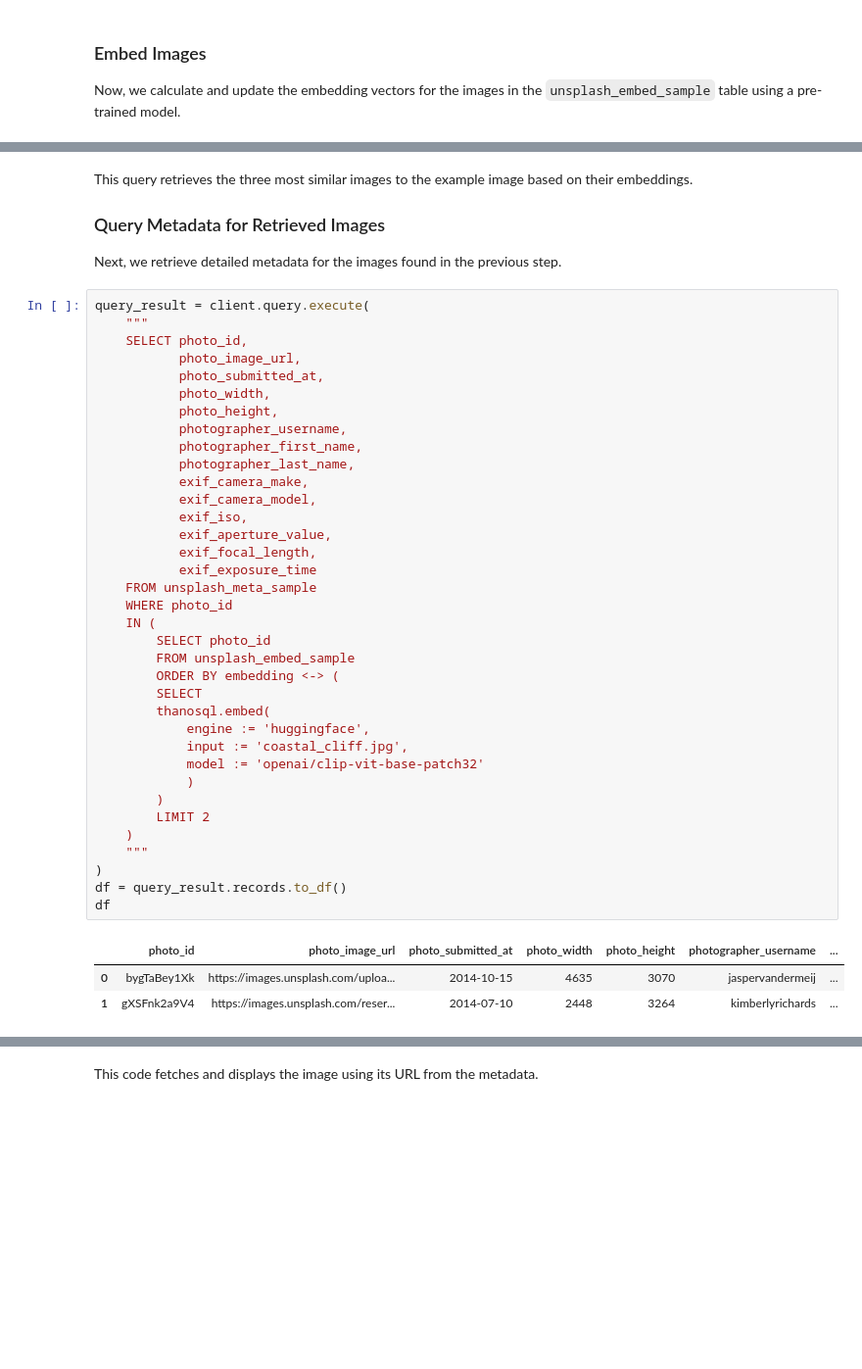
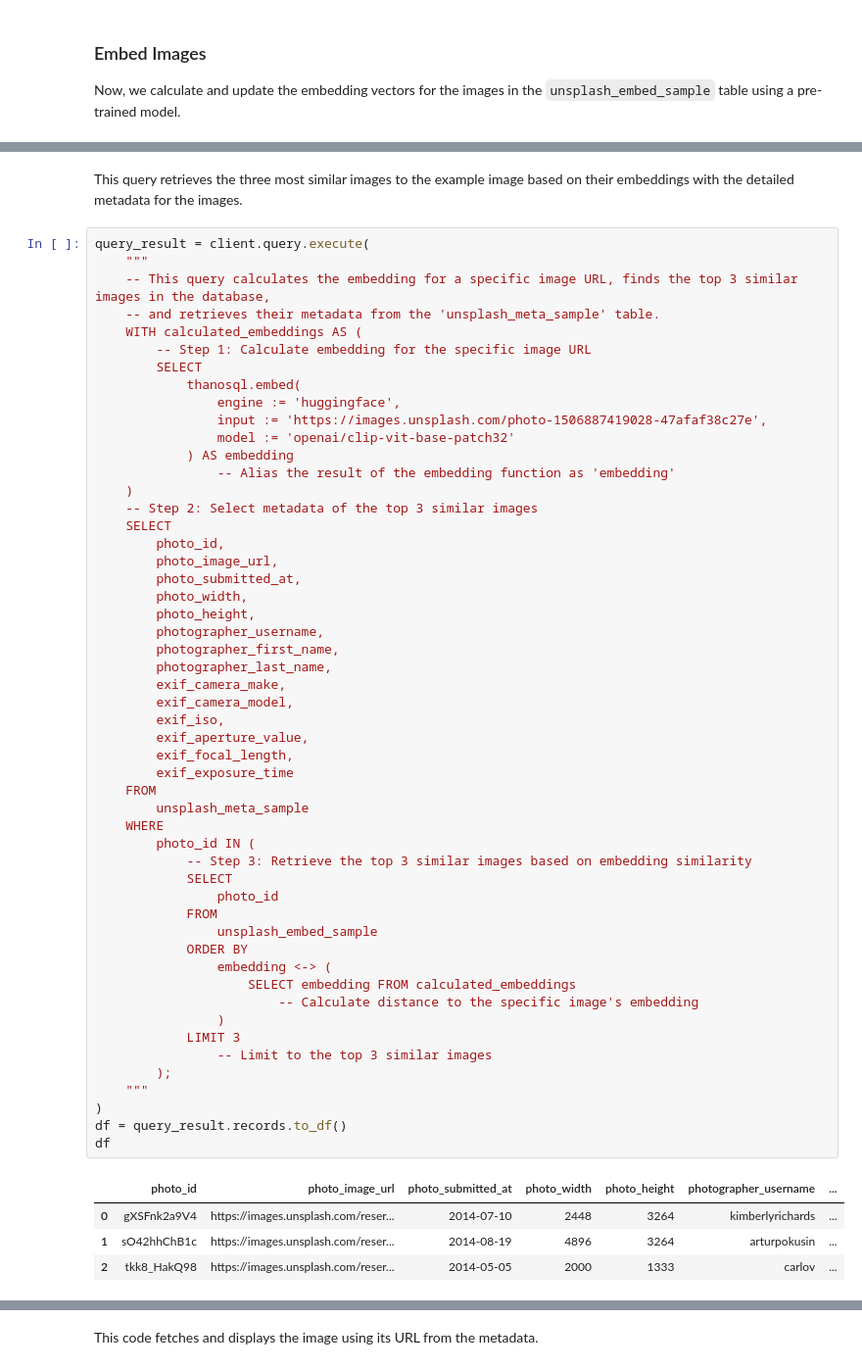
Before and after one commit to smartmind-team/mintlify-docs, a Jupyter notebook: examples/Image_Retrieval.ipynb, the cells around one changed output, grey strips where cells are left out. Shown at 98% size. Saved outputs shown, nothing was run; the diff lists cells and outputs as text; blank space fills up the shorter version.

```diff
--- a/examples/Image_Retrieval.ipynb
+++ b/examples/Image_Retrieval.ipynb
@@ -284,46 +286,60 @@ check_query_result(query_result)
 # %% [markdown]
-This query retrieves the three most similar images to the example image based on their embeddings.
-
-### Query Metadata for Retrieved Images
-Next, we retrieve detailed metadata for the images found in the previous step.
+This query retrieves the three most similar images to the example image based on their embeddings with the detailed metadata for the images.
 # %%
 query_result = client.query.execute(
     """
-    SELECT photo_id,
-           photo_image_url,
-           photo_submitted_at,
-           photo_width,
-           photo_height,
-           photographer_username,
-           photographer_first_name,
-           photographer_last_name,
-           exif_camera_make,
-           exif_camera_model,
-           exif_iso,
-           exif_aperture_value,
-           exif_focal_length,
-           exif_exposure_time
-    FROM unsplash_meta_sample
-    WHERE photo_id
-    IN (
-        SELECT photo_id
-        FROM unsplash_embed_sample
-        ORDER BY embedding <-> (
+    -- This query calculates the embedding for a specific image URL, finds the top 3 similar images in the database,
+    -- and retrieves their metadata from the 'unsplash_meta_sample' table.
+    WITH calculated_embeddings AS (
+        -- Step 1: Calculate embedding for the specific image URL
         SELECT
-        thanosql.embed(
-            engine := 'huggingface',
-            input := 'coastal_cliff.jpg',
-            model := 'openai/clip-vit-base-patch32'
-            )
-        )
-        LIMIT 2
+            thanosql.embed(
+                engine := 'huggingface',
+                input := 'https://images.unsplash.com/photo-1506887419028-47afaf38c27e',
+                model := 'openai/clip-vit-base-patch32'
+            ) AS embedding
+                -- Alias the result of the embedding function as 'embedding'
     )
+    -- Step 2: Select metadata of the top 3 similar images
+    SELECT
+        photo_id,
+        photo_image_url,
+        photo_submitted_at,
+        photo_width,
+        photo_height,
+        photographer_username,
+        photographer_first_name,
+        photographer_last_name,
+        exif_camera_make,
+        exif_camera_model,
+        exif_iso,
+        exif_aperture_value,
+        exif_focal_length,
+        exif_exposure_time
+    FROM
+        unsplash_meta_sample
+    WHERE
+        photo_id IN (
+            -- Step 3: Retrieve the top 3 similar images based on embedding similarity
+            SELECT
+                photo_id
+            FROM
+                unsplash_embed_sample
+            ORDER BY
+                embedding <-> (
+                    SELECT embedding FROM calculated_embeddings
+                        -- Calculate distance to the specific image's embedding
+                )
+            LIMIT 3
+                -- Limit to the top 3 similar images
+        );
     """
 )
 df = query_result.records.to_df()
 df
 # %% [output]
 |  | photo_id | photo_image_url | photo_submitted_at | photo_width | photo_height | photographer_username | ... |
-| 0 | bygTaBey1Xk | https://images.unsplash.com/uploa... | 2014-10-15 | 4635 | 3070 | jaspervandermeij | ... |
-| 1 | gXSFnk2a9V4 | https://images.unsplash.com/reser... | 2014-07-10 | 2448 | 3264 | kimberlyrichards | ... |
+| 0 | gXSFnk2a9V4 | https://images.unsplash.com/reser... | 2014-07-10 | 2448 | 3264 | kimberlyrichards | ... |
+| 1 | sO42hhChB1c | https://images.unsplash.com/reser... | 2014-08-19 | 4896 | 3264 | arturpokusin | ... |
+| 2 | tkk8_HakQ98 | https://images.unsplash.com/reser... | 2014-05-05 | 2000 | 1333 | carlov | ... |
 # %% [markdown]
```
Also changed, not shown: parts of 27 cells of this notebook, 15 other files.
